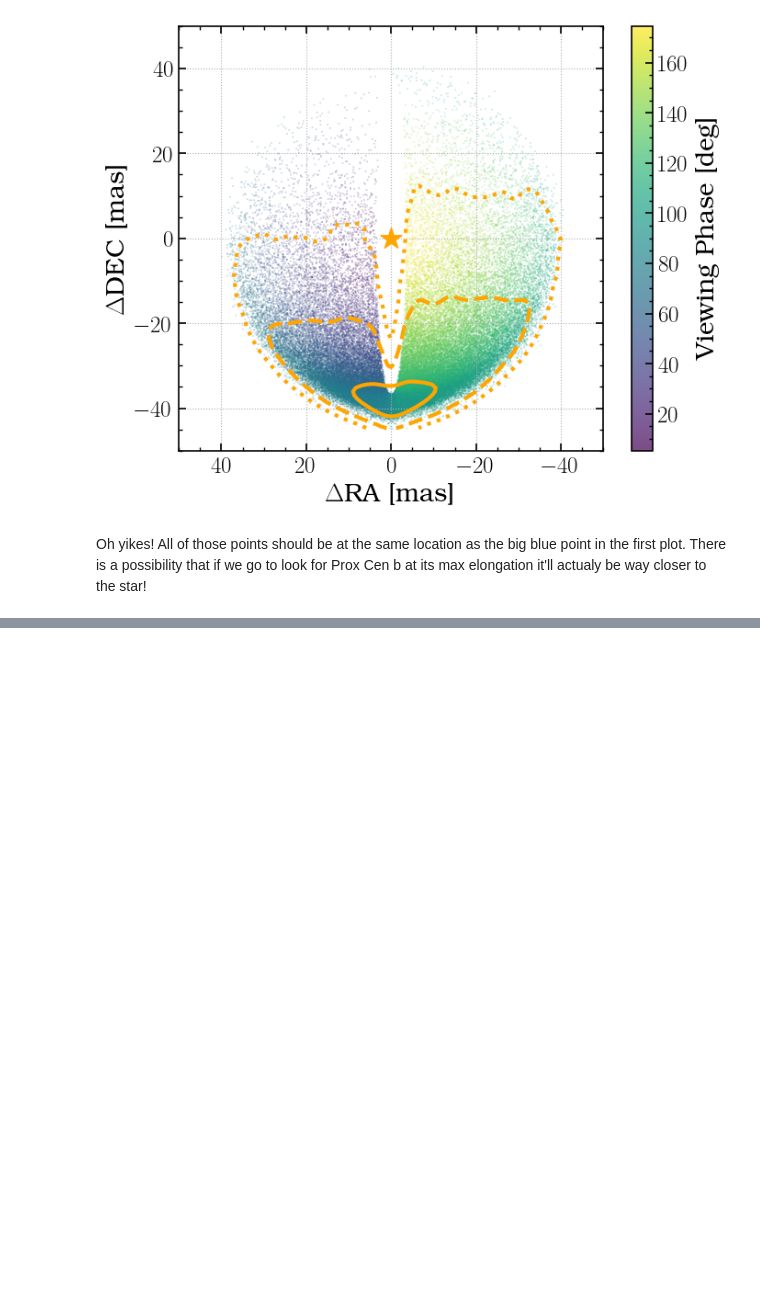
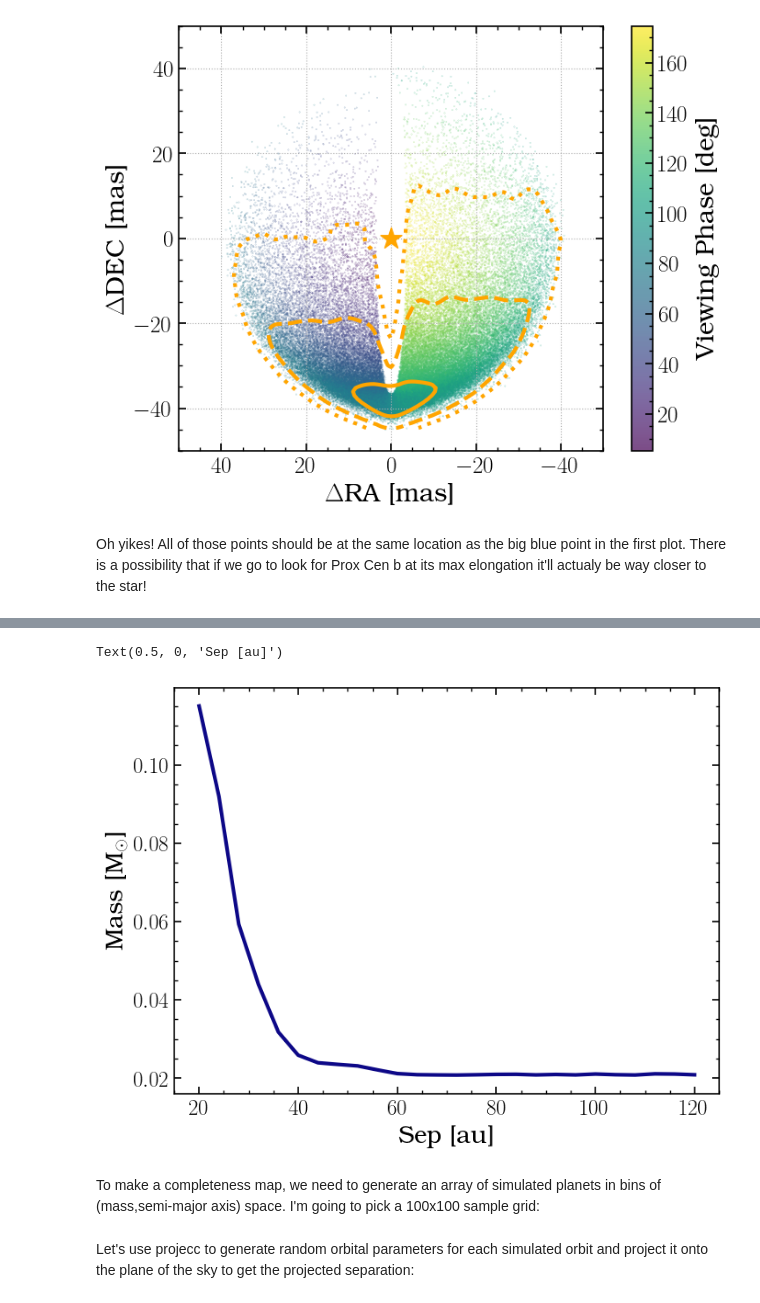
Before and after one commit to logan-pearce/projecc, a Jupyter notebook: projecc/UsingProjecc.ipynb, the cells around one changed output, grey strips where cells are left out. Cells and saved outputs as stored; diff of their text form; code cells hidden in the pictures; blank space fills up the shorter version.

```diff
--- a/projecc/UsingProjecc.ipynb
+++ b/projecc/UsingProjecc.ipynb
@@ -413,0 +428,13 @@ Oh yikes! All of those points should be at the same location as the big blue poi
+# %%
+import pickle
+import matplotlib.pyplot as plt
+masslimit = pickle.load(open('contrast-curve-ex.pkl','rb'))
+sepau = np.linspace(20,120,len(masslimit))
+plt.plot(sepau,masslimit)
+plt.ylabel('Mass [M$_\odot$]')
+plt.xlabel('Sep [au]')
+# %% [output]
+Text(0.5, 0, 'Sep [au]')
+[figure, added]
+# %% [markdown]
+To make a completeness map, we need to generate an array of simulated planets in bins of (mass,semi-major axis) space.  I'm going to pick a 100x100 sample grid:
@@ -413,0 +451,2 @@ Oh yikes! All of those points should be at the same location as the big blue poi
+# %% [markdown]
+Let's use projecc to generate random orbital parameters for each simulated orbit and project it onto the plane of the sky to get the projected separation:
```
Also changed, not shown: parts of 14 cells of this notebook, 1 other file.
